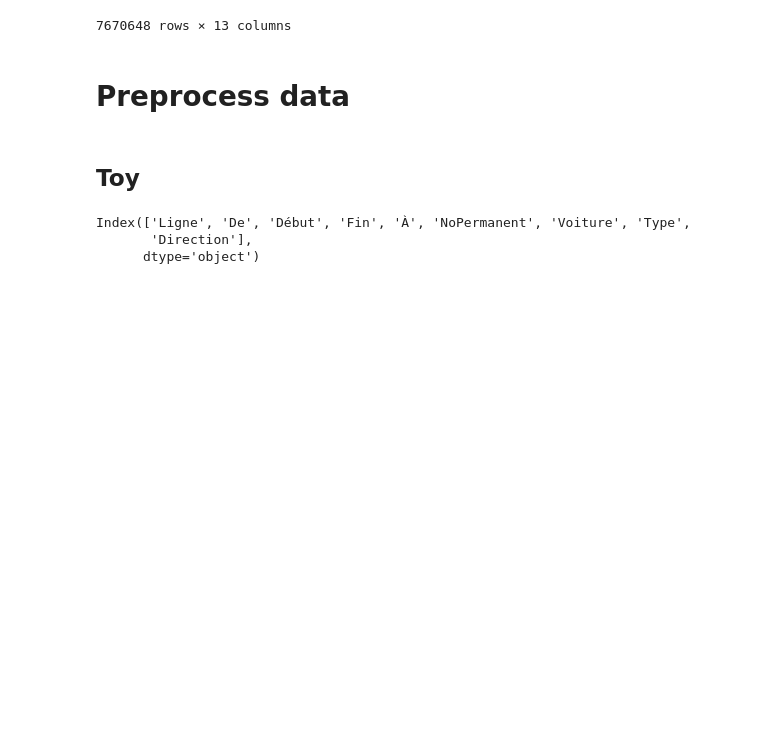
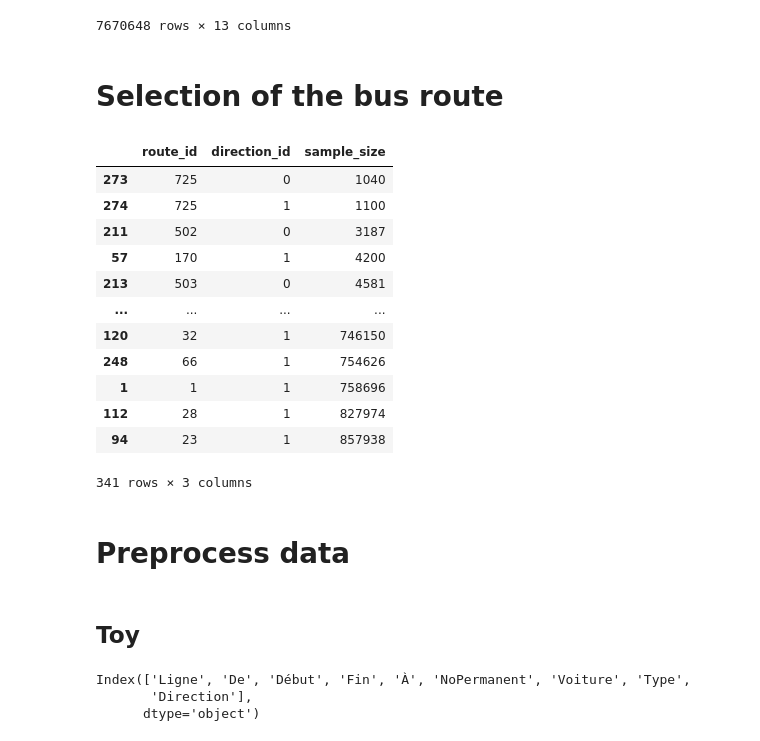
Before and after one commit to notAlex2/pgm-public-transit, a Jupyter notebook: main.ipynb, the cells around one changed output. Saved outputs shown, nothing was run; the diff lists cells and outputs as text; code cells hidden in the pictures; blank space fills up the shorter version.

```diff
--- a/main.ipynb
+++ b/main.ipynb
@@ -78,6 +136,25 @@ df2
 | 7670646 | 2019-06-30 | SL5 | Outbound | 44045095.0 | 61 | Melwa | 11.0 | Midpoint | ... |
 | 7670647 | 2019-06-30 | SL5 | Outbound | 44045095.0 | 64 | Dudly | 12.0 | Endpoint | ... |
 7670648 rows × 13 columns
+# %% [markdown]
+# Selection of the bus route
+# %%
+tot_sample_size = df.groupby(by=['route_id', 'direction_id'], as_index=False)['sample_size'].sum()
+tot_sample_size.sort_values(by = 'sample_size')
+# %% [output]
+|  | route_id | direction_id | sample_size |
+| 273 | 725 | 0 | 1040 |
+| 274 | 725 | 1 | 1100 |
+| 211 | 502 | 0 | 3187 |
+| 57 | 170 | 1 | 4200 |
+| 213 | 503 | 0 | 4581 |
+| ... | ... | ... | ... |
+| 120 | 32 | 1 | 746150 |
+| 248 | 66 | 1 | 754626 |
+| 1 | 1 | 1 | 758696 |
+| 112 | 28 | 1 | 827974 |
+| 94 | 23 | 1 | 857938 |
+341 rows × 3 columns
 # %% [markdown]
 # Preprocess data
 # %% [markdown]
```
Also changed, not shown: parts of 5 cells of this notebook.
